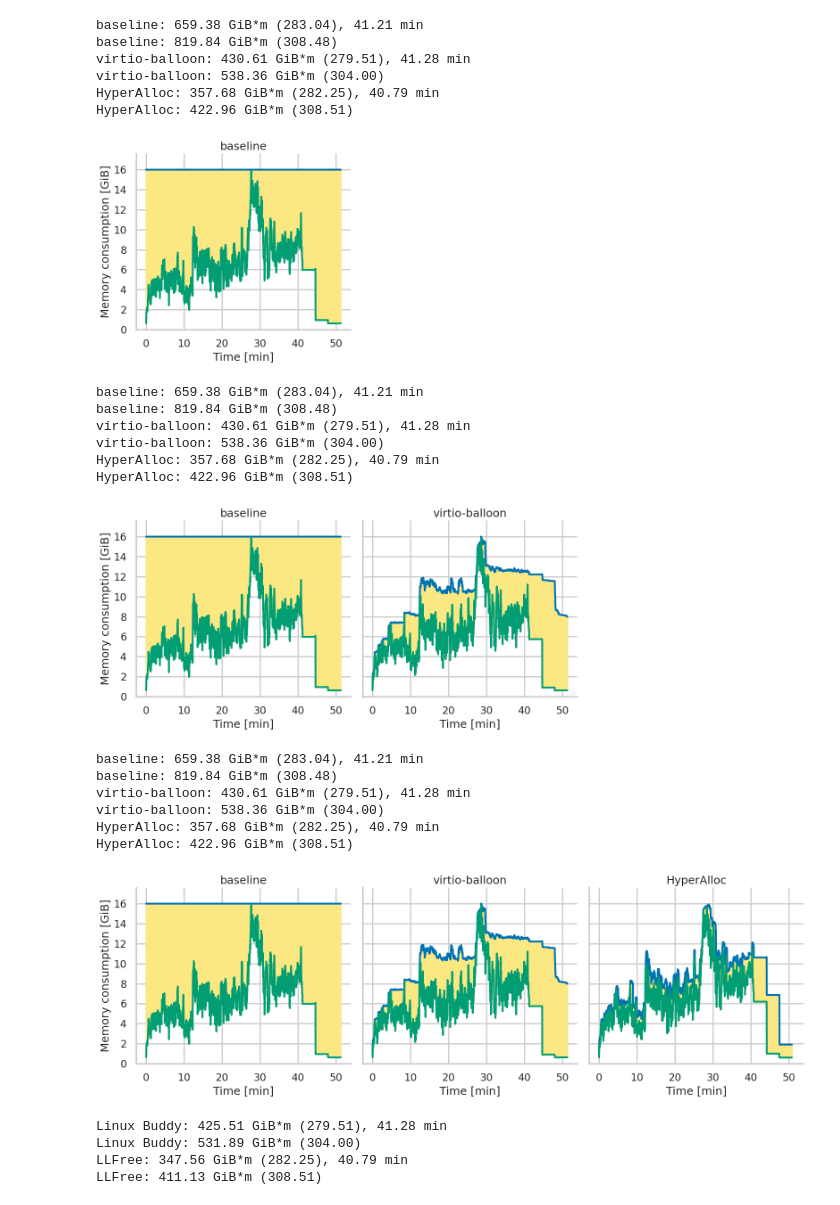
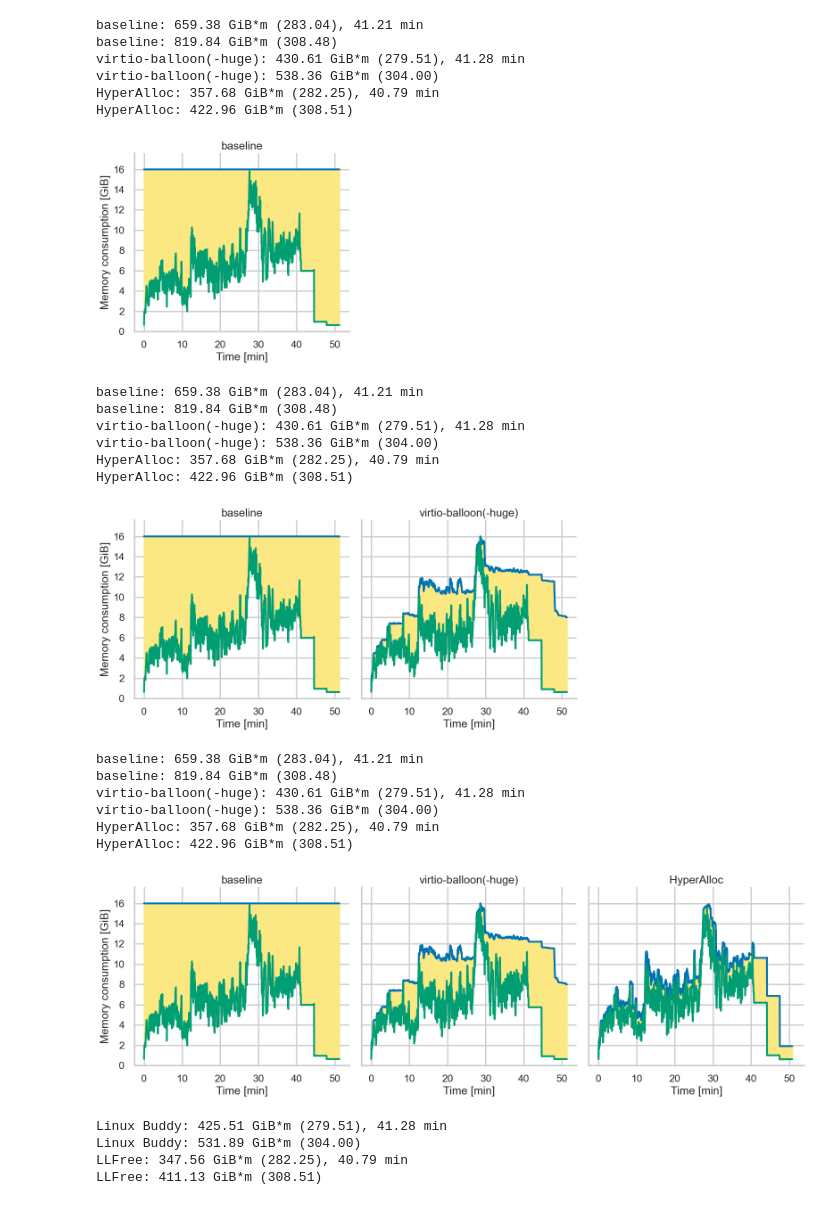
Before and after one commit to luhsra/hyperalloc-bench, a Jupyter notebook: talk.ipynb, the cells around one changed output. Saved outputs shown, nothing was run; the diff lists cells and outputs as text; code cells hidden in the pictures.

```diff
--- a/talk.ipynb
+++ b/talk.ipynb
@@ -9,7 +9,7 @@ from pathlib import Path
 import numpy as np
 import json
 from matplotlib import patheffects
-from utils import dref_dataframe, dump_dref
+from scripts.utils import dref_dataframe, dump_dref
 import matplotlib
 from scipy import integrate
 from statistics import stdev
@@ -195,10 +195,10 @@ def visualize(
         max_mem, data, times, aspect=aspect, height=height, col_wrap=col_wrap,
         area=area, hide=hide, measurement=measurement)
     if save_as:
-        p.savefig(Path("compiling") / f"{save_as}.svg")
+        p.savefig(Path("compiling/out") / f"{save_as}.svg")
         if dref:
-            dref_dataframe(save_as, Path("compiling"), ["mode", "measurement", "time"], data)
-            with (Path("compiling") / f"{save_as}_extra.dref").open("w+") as f:
+            dref_dataframe(save_as, Path("compiling/out"), ["mode", "measurement", "time"], data)
+            with (Path("compiling/out") / f"{save_as}_extra.dref").open("w+") as f:
                 dump_dref(f, save_as, extra_keys)
     return p
 
@@ -250,48 +250,48 @@ baseline: 819.84 GiB*m (308.48)
 # %%
 max_mem = 16*1024**3
 p = visualize(max_mem, {
-    "baseline": Path("compiling/latest-clang-base-manual"),
-    "virtio-balloon": Path("compiling/latest-clang-base-auto"),
-    "HyperAlloc": Path("compiling/latest-clang-llfree-auto"),
+    "baseline": Path("compiling/latest/clang-base-manual"),
+    "virtio-balloon(-huge)": Path("compiling/latest/clang-base-auto"),
+    "HyperAlloc": Path("compiling/latest/clang-llfree-auto"),
 }, "talk-clang-0", hide=[1,2], area=True)
 # %% [output]
 baseline: 659.38 GiB*m (283.04), 41.21 min
 baseline: 819.84 GiB*m (308.48)
-virtio-balloon: 430.61 GiB*m (279.51), 41.28 min
-virtio-balloon: 538.36 GiB*m (304.00)
+virtio-balloon(-huge): 430.61 GiB*m (279.51), 41.28 min
+virtio-balloon(-huge): 538.36 GiB*m (304.00)
 HyperAlloc: 357.68 GiB*m (282.25), 40.79 min
 HyperAlloc: 422.96 GiB*m (308.51)
-[figure, old version]
+[figure, new version]
 # %%
 max_mem = 16*1024**3
 p = visualize(max_mem, {
-    "baseline": Path("compiling/latest-clang-base-manual"),
-    "virtio-balloon": Path("compiling/latest-clang-base-auto"),
-    "HyperAlloc": Path("compiling/latest-clang-llfree-auto"),
+    "baseline": Path("compiling/latest/clang-base-manual"),
+    "virtio-balloon(-huge)": Path("compiling/latest/clang-base-auto"),
+    "HyperAlloc": Path("compiling/latest/clang-llfree-auto"),
 }, "talk-clang-1", hide=[2], area=True)
 # %% [output]
 baseline: 659.38 GiB*m (283.04), 41.21 min
 baseline: 819.84 GiB*m (308.48)
-virtio-balloon: 430.61 GiB*m (279.51), 41.28 min
-virtio-balloon: 538.36 GiB*m (304.00)
+virtio-balloon(-huge): 430.61 GiB*m (279.51), 41.28 min
+virtio-balloon(-huge): 538.36 GiB*m (304.00)
 HyperAlloc: 357.68 GiB*m (282.25), 40.79 min
 HyperAlloc: 422.96 GiB*m (308.51)
-[figure, old version]
+[figure, new version]
 # %%
 max_mem = 16*1024**3
 p = visualize(max_mem, {
-    "baseline": Path("compiling/latest-clang-base-manual"),
-    "virtio-balloon": Path("compiling/latest-clang-base-auto"),
-    "HyperAlloc": Path("compiling/latest-clang-llfree-auto"),
+    "baseline": Path("compiling/latest/clang-base-manual"),
+    "virtio-balloon(-huge)": Path("compiling/latest/clang-base-auto"),
+    "HyperAlloc": Path("compiling/latest/clang-llfree-auto"),
 }, "talk-clang", area=True, dref=True)
 # %% [output]
 baseline: 659.38 GiB*m (283.04), 41.21 min
 baseline: 819.84 GiB*m (308.48)
-virtio-balloon: 430.61 GiB*m (279.51), 41.28 min
-virtio-balloon: 538.36 GiB*m (304.00)
+virtio-balloon(-huge): 430.61 GiB*m (279.51), 41.28 min
+virtio-balloon(-huge): 538.36 GiB*m (304.00)
 HyperAlloc: 357.68 GiB*m (282.25), 40.79 min
 HyperAlloc: 422.96 GiB*m (308.51)
-[figure, old version]
+[figure, new version]
 # %%
 max_mem = 16*1024**3
 p = visualize(max_mem, {
```
Also changed, not shown: parts of 2 cells of this notebook, 7 other files.
